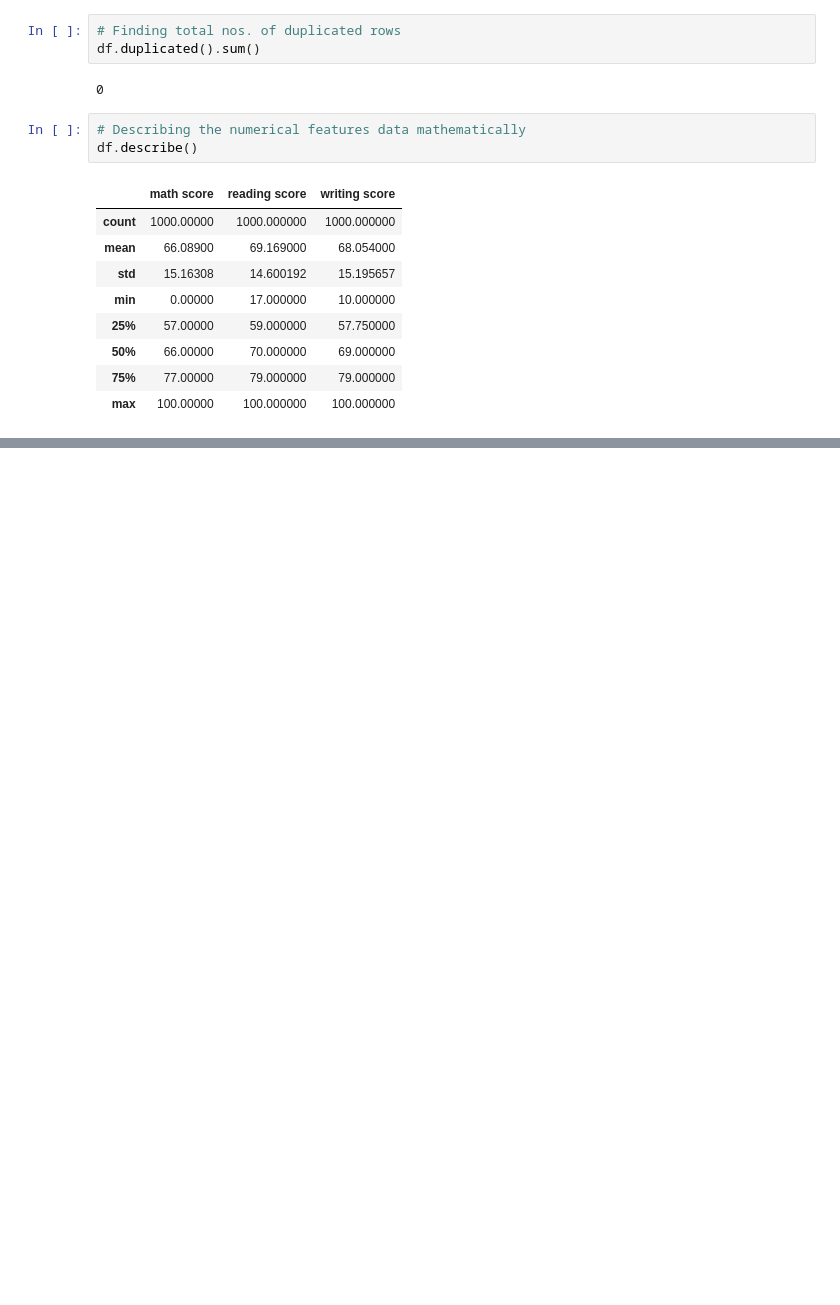
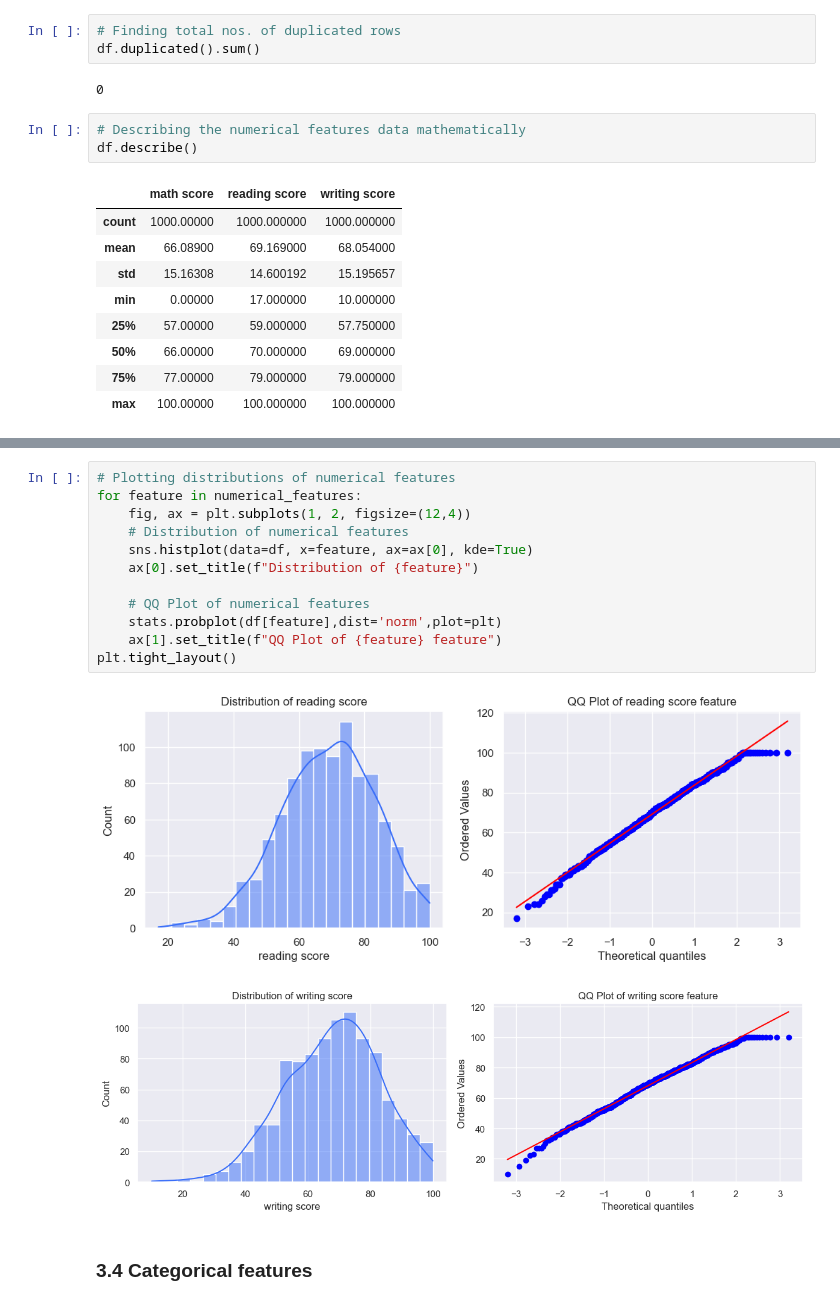
Before and after one commit to AmanKrSahu/Student-Performance-Indicator, a Jupyter notebook: notebook/Exploratory Data Analysis.ipynb, the cells around one changed output, grey strips where cells are left out. Saved outputs shown, nothing was run; the diff lists cells and outputs as text; blank space fills up the shorter version.

```diff
--- a/notebook/Exploratory Data Analysis.ipynb
+++ b/notebook/Exploratory Data Analysis.ipynb
@@ -126,0 +162,17 @@ plt.tight_layout()
+# %%
+# Plotting distributions of numerical features
+for feature in numerical_features:
+    fig, ax = plt.subplots(1, 2, figsize=(12,4))
+    # Distribution of numerical features
+    sns.histplot(data=df, x=feature, ax=ax[0], kde=True)
+    ax[0].set_title(f"Distribution of {feature}")
+
+    # QQ Plot of numerical features
+    stats.probplot(df[feature],dist='norm',plot=plt)
+    ax[1].set_title(f"QQ Plot of {feature} feature")
+plt.tight_layout()
+# %% [output]
+[figure, added]
+[figure, added]
+# %% [markdown]
+### 3.4 Categorical features
```
Also changed, not shown: parts of 17 cells of this notebook, 4 other files.
